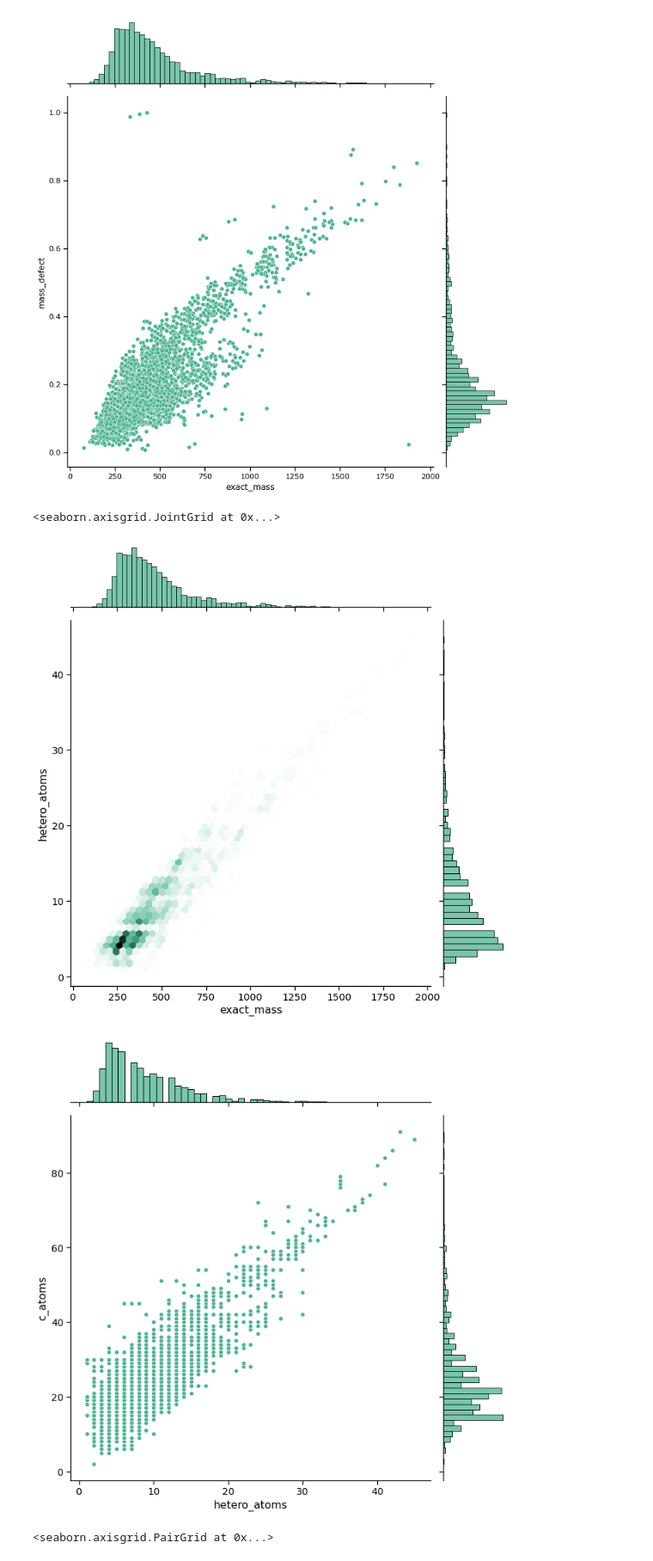
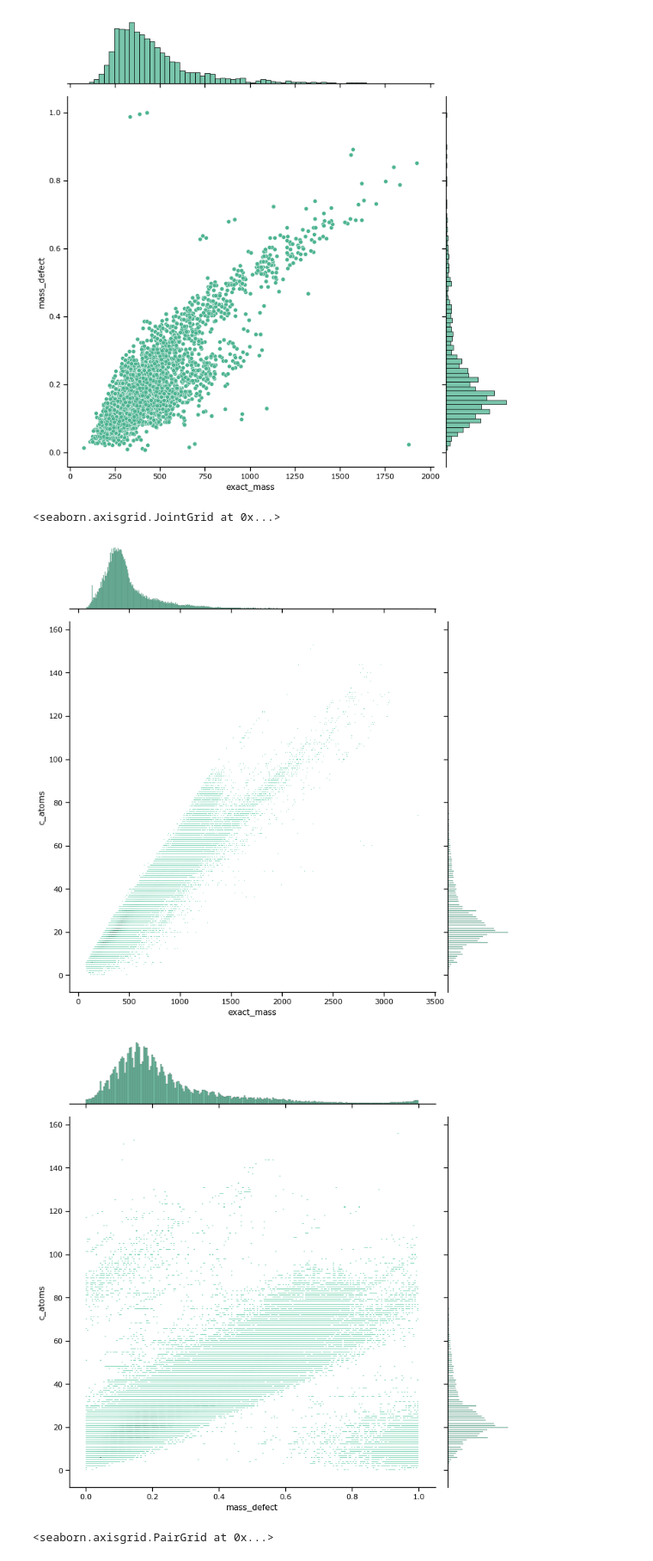
Before and after one commit to robinschmid/compound_metadata_kraken, a Jupyter notebook: analyze_results.ipynb, the cells around one changed output. Shown at 86% size. Saved outputs shown, nothing was run; the diff lists cells and outputs as text; code cells hidden in the pictures.

Commit message:
add coconut db analysis

```diff
--- a/analyze_results.ipynb
+++ b/analyze_results.ipynb
@@ -29,7 +29,8 @@ def save_fig(file_name):
 The data table is loaded from the results folder. _value_columns_ holds all numeric columns. _class_columns_ might be
  interesting to group data.
 # %%
-df = pd.read_csv("results/full_table.tsv", sep="\t")
+df = pd.read_csv("results/coconut_db_converted.tsv", sep="\t")
+# df = pd.read_csv("results/full_table.tsv", sep="\t")
 df["md_by_mass"] = df.apply(lambda row: row["mass_defect"]/row["exact_mass"]*100, axis=1)
 
 value_columns = ("exact_mass	mass_defect	md_by_mass	mol_log_p	valenz	hba	hbd	num_rot_bonds	hetero_atoms	c_atoms	o_atoms	heavy_atoms").split("\t")
@@ -238,12 +239,12 @@ meta NOT subset; don't know how to subset; dropped
 [figure]
 [figure]
 # %%
-sns.jointplot(data=df, x="exact_mass", y="hetero_atoms", kind="hex", color="#4CB391",height=10)
-sns.jointplot(data=df, x="hetero_atoms", y="c_atoms", color="#4CB391", height=10)
+sns.jointplot(data=df, x="exact_mass", y="c_atoms", kind="hist", color="#4CB391",height=10)
+sns.jointplot(data=df, x="mass_defect", y="c_atoms", kind="hist", color="#4CB391",height=10)
 # %% [output]
 <seaborn.axisgrid.JointGrid at 0x...>
-[figure, old version]
+[figure, new version]
-[figure, old version]
+[figure, new version]
 # %%
 
 # num_rot_bonds, hetero_atoms
```
Also changed, not shown: 1 other file.
